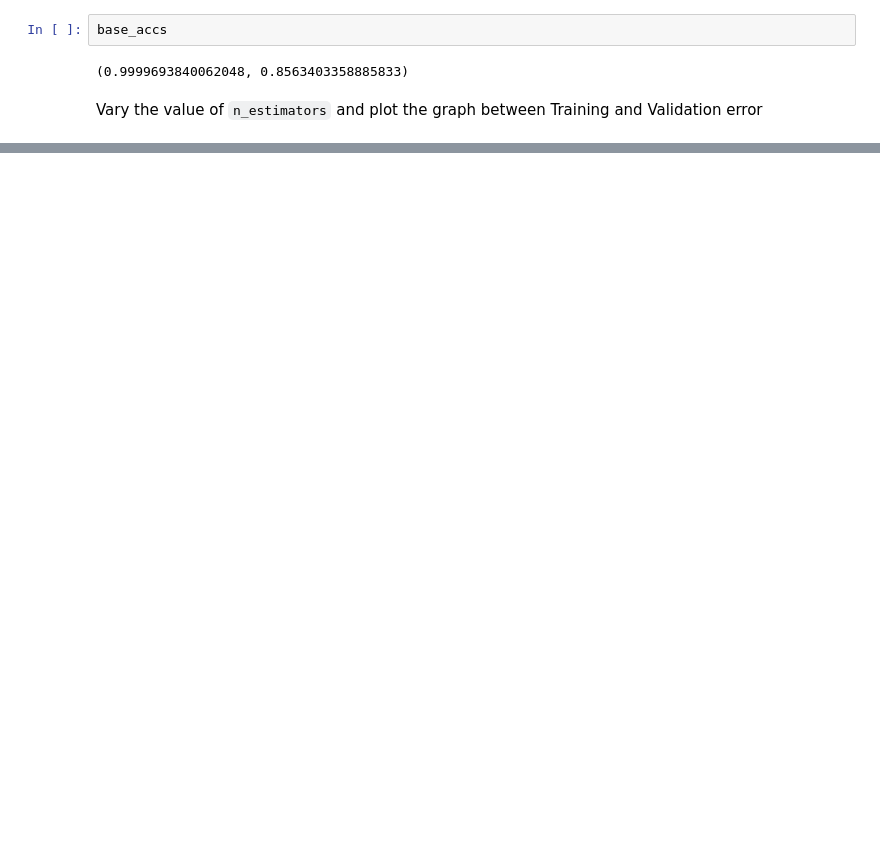
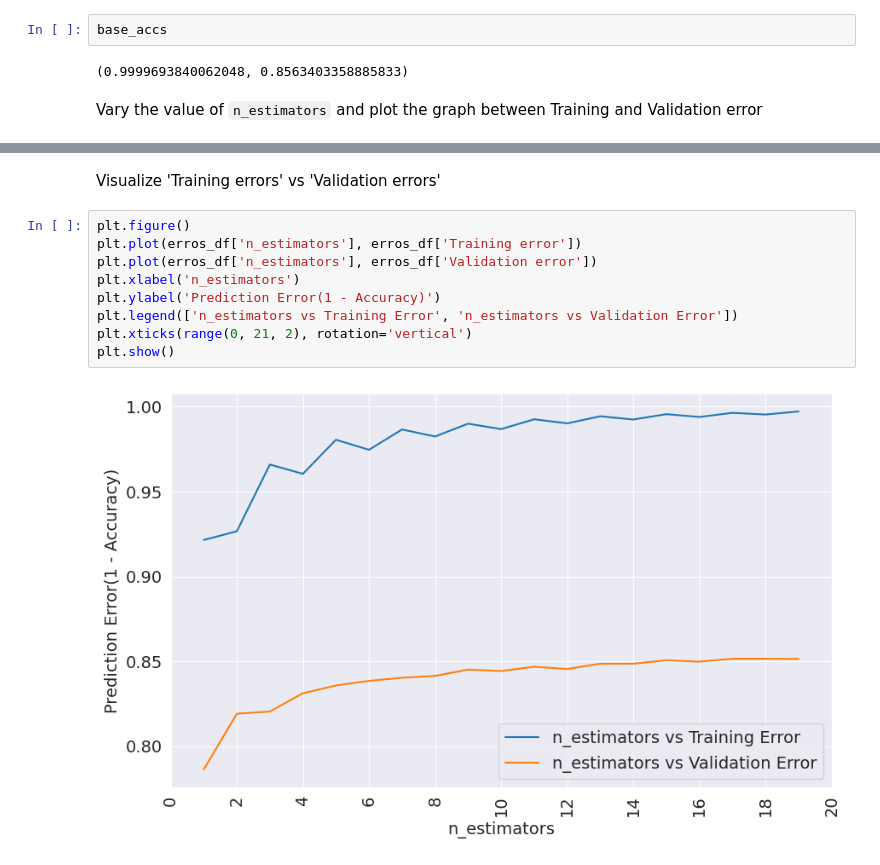
Before and after one commit to mebre7/weather-forecasting-aus-ml, a Jupyter notebook: Decision_Trees_and_Random_Forest/notebook/decision_trees_and_random_forest.ipynb, the cells around one changed output, grey strips where cells are left out. Cells and saved outputs as stored; diff of their text form; blank space fills up the shorter version.

```diff
--- a/Decision_Trees_and_Random_Forest/notebook/decision_trees_and_random_forest.ipynb
+++ b/Decision_Trees_and_Random_Forest/notebook/decision_trees_and_random_forest.ipynb
@@ -1287,0 +1427,13 @@ Vary the value of `n_estimators` and plot the graph between Training and Validat
+# %% [markdown]
+Visualize 'Training errors' vs 'Validation errors'
+# %%
+plt.figure()
+plt.plot(erros_df['n_estimators'], erros_df['Training error'])
+plt.plot(erros_df['n_estimators'], erros_df['Validation error'])
+plt.xlabel('n_estimators')
+plt.ylabel('Prediction Error(1 - Accuracy)')
+plt.legend(['n_estimators vs Training Error', 'n_estimators vs Validation Error'])
+plt.xticks(range(0, 21, 2), rotation='vertical')
+plt.show()
+# %% [output]
+[figure, added]
```
Also changed, not shown: parts of 51 cells of this notebook.
